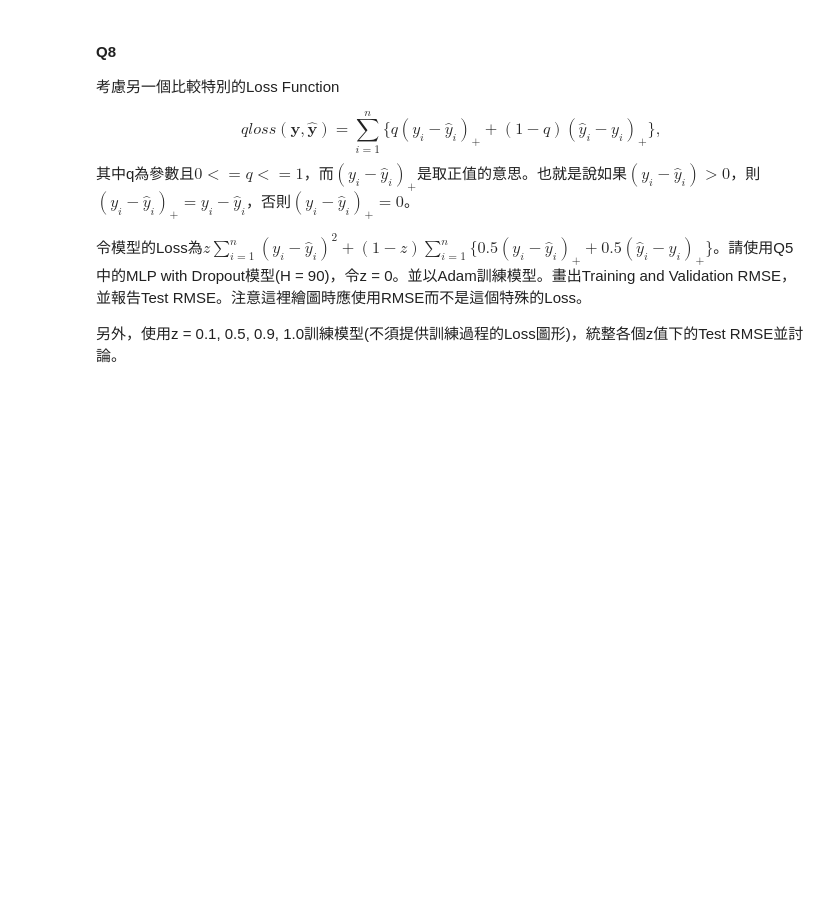
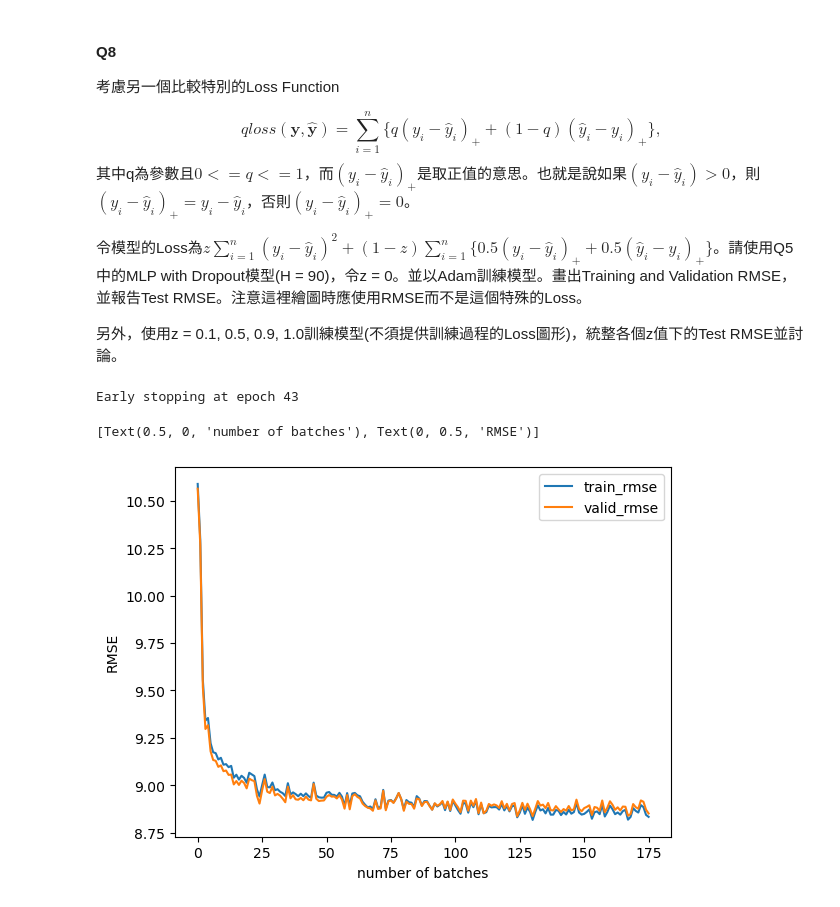
Before and after one commit to gary1030/IM5056-Statistical-and-Deep-Learning, a Jupyter notebook: HW4/b08705012_HW4.ipynb, the cells around one changed output. Saved outputs shown, nothing was run; the diff lists cells and outputs as text; code cells hidden in the pictures; blank space fills up the shorter version.

```diff
--- a/HW4/b08705012_HW4.ipynb
+++ b/HW4/b08705012_HW4.ipynb
@@ -548,8 +610,18 @@ def special_loss_func(outputs, targets, z=0, q=0.5):
 # %%
 net = mlp_model_with_dropout(trainset.X.shape[1], 90, 1, 0.5)
 net = net.float().to(device)
-optimizer = torch.optim.Adam(net.parameters(), lr=0.001, momentum=0, weight_decay=0)
-model, best_net_state, _, _ = train(net, optimizer=optimizer, loss_func=special_loss_func, trainloader=subtrainloader, validloader=validloader, epochs=100, verbose=False, model_path="model/q8_0.ckpt")
+optimizer = torch.optim.Adam(net.parameters(), lr=0.001, weight_decay=0)
+model, best_net_state, train_loss_list, valid_loss_list = train(net, optimizer=optimizer, loss_func=special_loss_func, trainloader=subtrainloader, validloader=validloader, epochs=100, verbose=False, model_path="model/q8_0.ckpt")
+# %% [output]
+Early stopping at epoch 43
+# %%
+df_loss = pd.DataFrame({"train_rmse": train_loss_list, "valid_rmse": valid_loss_list})
+
+ax = sns.lineplot(data=df_loss, dashes=False)
+ax.set(xlabel='number of batches', ylabel='RMSE')
+# %% [output]
+[Text(0.5, 0, 'number of batches'), Text(0, 0.5, 'RMSE')]
+[figure, added]
 # %%
 model = torch.load("model/q8_0.ckpt")
 test(model, testloader)
```
Also changed, not shown: parts of 22 cells of this notebook, 14 other files.
